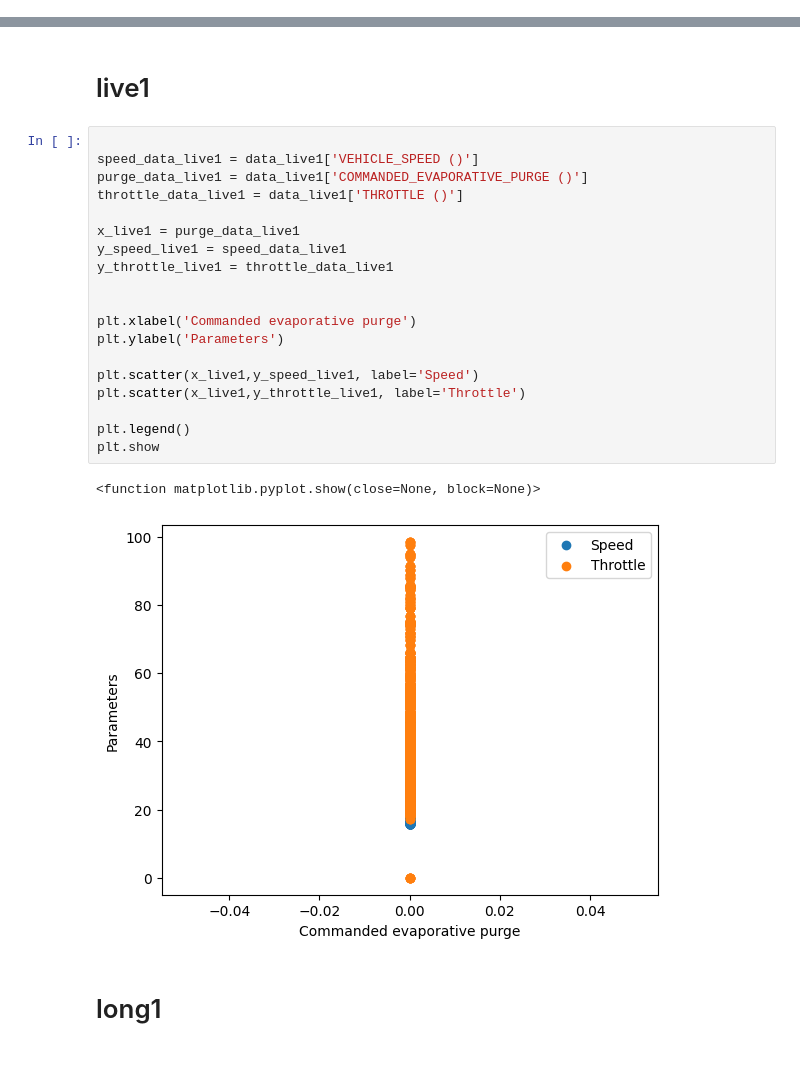
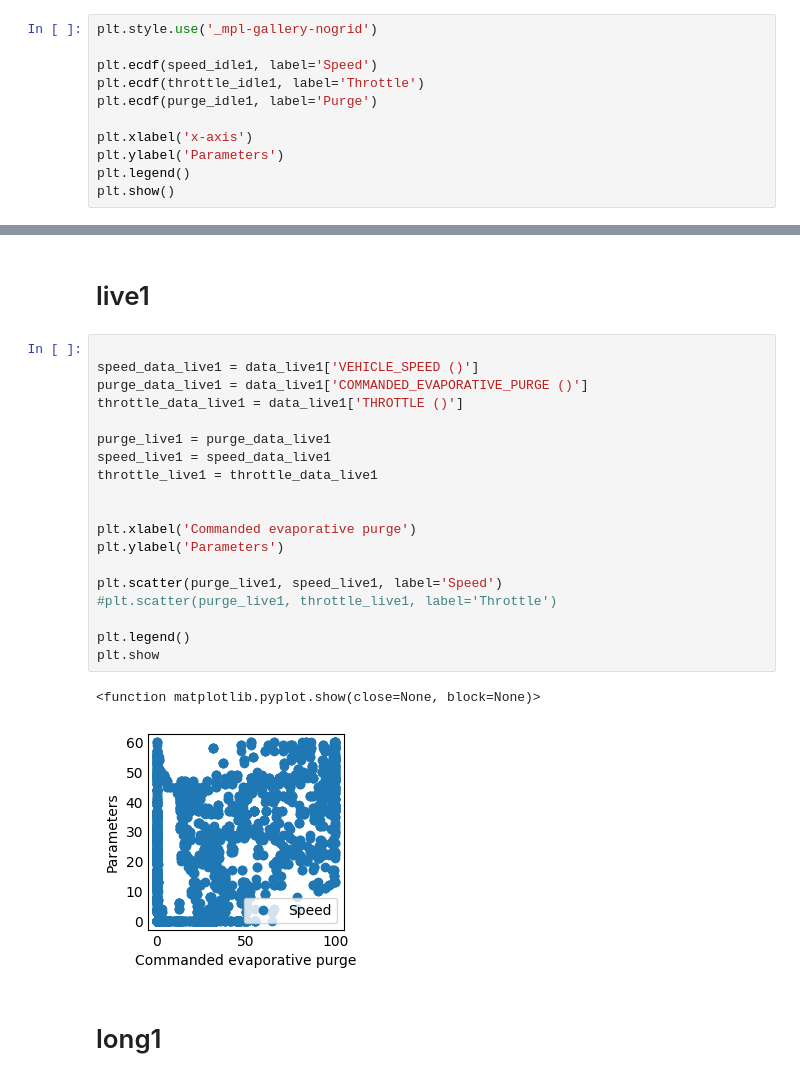
Before and after one commit to camila-duarte/verbrennungsmotoren, a Jupyter notebook: analyse/per_parameter.ipynb, the cells around one changed output, grey strips where cells are left out. Drawn from its saved outputs; the diff is of its cells as text.

```diff
--- a/analyse/per_parameter.ipynb
+++ b/analyse/per_parameter.ipynb
@@ -104,0 +93,11 @@ plt.show
+# %%
+plt.style.use('_mpl-gallery-nogrid')
+
+plt.ecdf(speed_idle1, label='Speed')
+plt.ecdf(throttle_idle1, label='Throttle')
+plt.ecdf(purge_idle1, label='Purge')
+
+plt.xlabel('x-axis')
+plt.ylabel('Parameters')
+plt.legend()
+plt.show()
@@ -107,25 +109,25 @@ plt.show
 # %%
 
 speed_data_live1 = data_live1['VEHICLE_SPEED ()']
 purge_data_live1 = data_live1['COMMANDED_EVAPORATIVE_PURGE ()']
 throttle_data_live1 = data_live1['THROTTLE ()']
 
-x_live1 = purge_data_live1
-y_speed_live1 = speed_data_live1
-y_throttle_live1 = throttle_data_live1
+purge_live1 = purge_data_live1
+speed_live1 = speed_data_live1
+throttle_live1 = throttle_data_live1
 
 
 plt.xlabel('Commanded evaporative purge')
 plt.ylabel('Parameters')
 
-plt.scatter(x_live1,y_speed_live1, label='Speed')
-plt.scatter(x_live1,y_throttle_live1, label='Throttle')
+plt.scatter(purge_live1, speed_live1, label='Speed')
+#plt.scatter(purge_live1, throttle_live1, label='Throttle')
 
 plt.legend()
 plt.show
 # %% [output]
 <function matplotlib.pyplot.show(close=None, block=None)>
-[figure, old version]
+[figure, new version]
 # %% [markdown]
 # long1
 # %%
```
Also changed, not shown: parts of 5 cells of this notebook.
